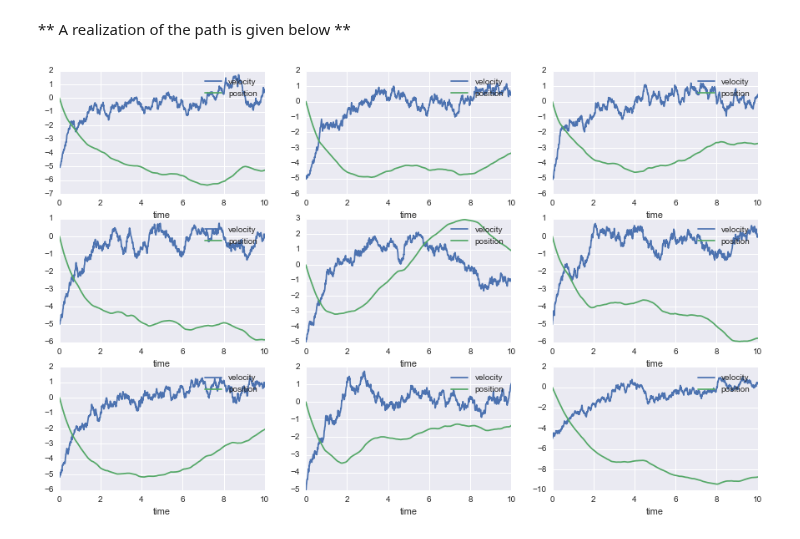
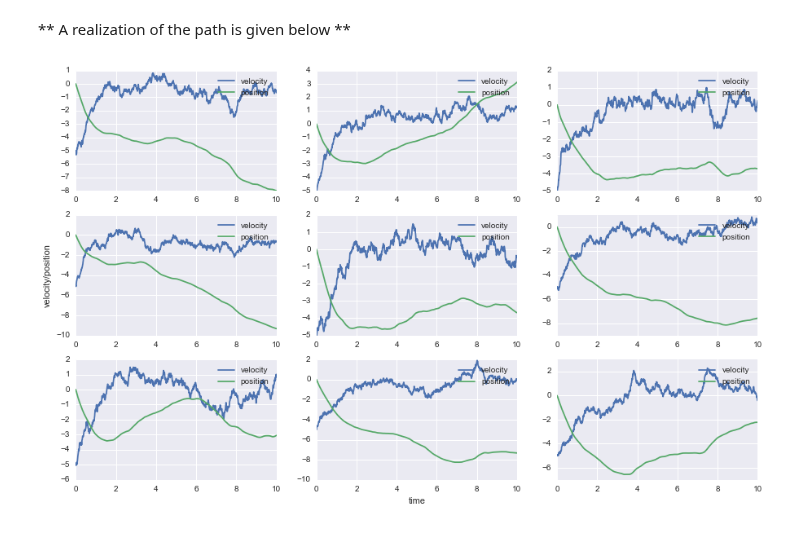
Before and after one commit to borundev/StochasticProcesses, a Jupyter notebook: BrownianMotion.ipynb, the cells around one changed output. Drawn from its saved outputs; the diff is of its cells as text; code cells hidden in the pictures.

```diff
--- a/BrownianMotion.ipynb
+++ b/BrownianMotion.ipynb
@@ -339,0 +351,42 @@ plt.legend()
+# %%
+# Generate 10000 paths with time interval 10 divided into 1000 parts
+paths=OrnsteinUhlenbeckPaths(x0,v0,beta,gamma,10,1000,10000)
+
+# Get the mean and standard deviation of the velocity from the paths
+v_mean=paths.get_paths_V().mean(0)
+v_std=paths.get_paths_V().std(0)
+
+# Get the mean and standard deviation of the position from the paths
+x_mean=paths.get_paths_X().mean(0)
+x_std=paths.get_paths_X().std(0)
+
+# Get the timeline from the paths
+t_paths=paths.get_timeline()
+
+# plot the velocity process
+plt.subplot(211)
+# plot the mean with errorbars for each point on time-line
+plt.errorbar(t_paths,v_mean,yerr=v_std,fmt='o',alpha=.3)
+# plot the analytically generated results
+plt.plot(t,vmean,"--",label="mean velocity (analytical)")
+plt.plot(t,vup,"--",label="mean+sigma velocity (analytical)")
+plt.plot(t,vdown,"--",label="mean-sigma velocity (analytical)")
+plt.xlabel("time")
+plt.ylabel("velocity")
+plt.title("Monte Carlo simulation of velocity compared with analytical expressions")
+plt.legend()
+
+# plot the position process
+plt.subplot(212)
+# plot the mean with errorbars for each point on time-line
+plt.errorbar(t_paths,x_mean,yerr=x_std,fmt='o',alpha=.3)
+# plot the analytically generated results
+plt.plot(t,xmean,"--",label="mean position (analytical)")
+plt.plot(t,xup,"--",label="mean position + sigma (analytical)")
+plt.plot(t,xdown,"--",label="mean position - sigma (analytical)")
+plt.xlabel("time")
+plt.ylabel("position")
+plt.title("Monte Carlo simulation of position compared with analytical expressions")
+
+
+plt.legend()
@@ -342,12 +398,13 @@ plt.legend()
 # %%
 figsize(15,9)
 number_columns=3
 number_rows=3
 for i,j in enumerate([(i/number_columns,i%number_columns) for i in range(number_columns*number_rows)]):
     plt.subplot2grid((number_rows,number_columns),j)
     plt.plot(t_paths,paths.get_paths_V()[i],label="velocity")
     plt.plot(t_paths,paths.get_paths_X()[i],label="position")
-    plt.xlabel("time")
+    if(j==(2,1)): plt.xlabel("time")
+    if(j==(1,0)): plt.ylabel("velocity/position")
     plt.legend()
 # %% [output]
-[figure, old version]
+[figure, new version]
```
Also changed, not shown: parts of 4 cells of this notebook.
